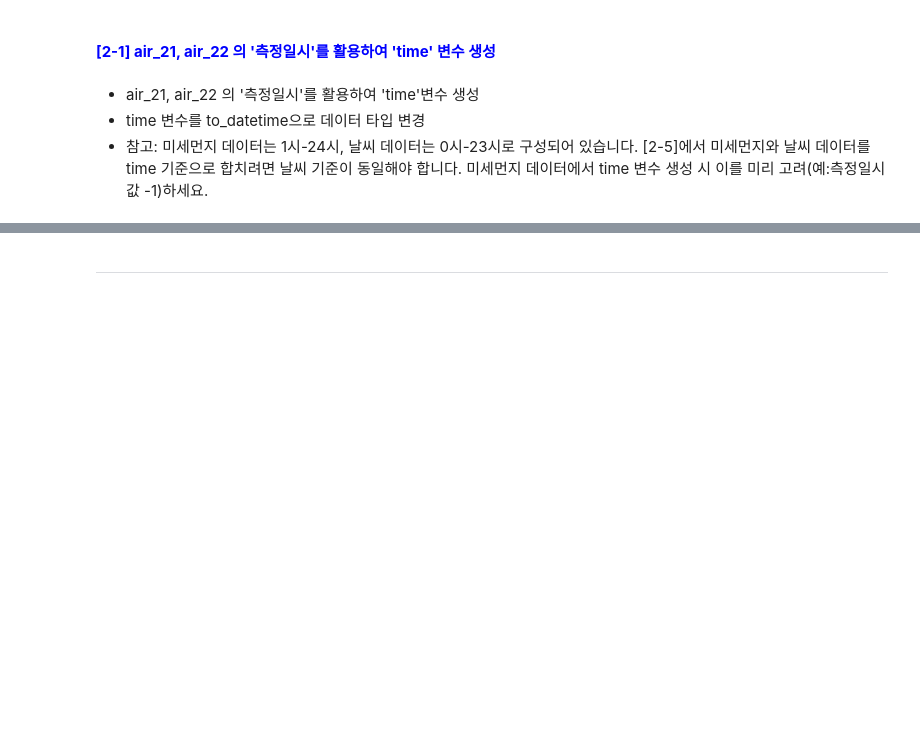
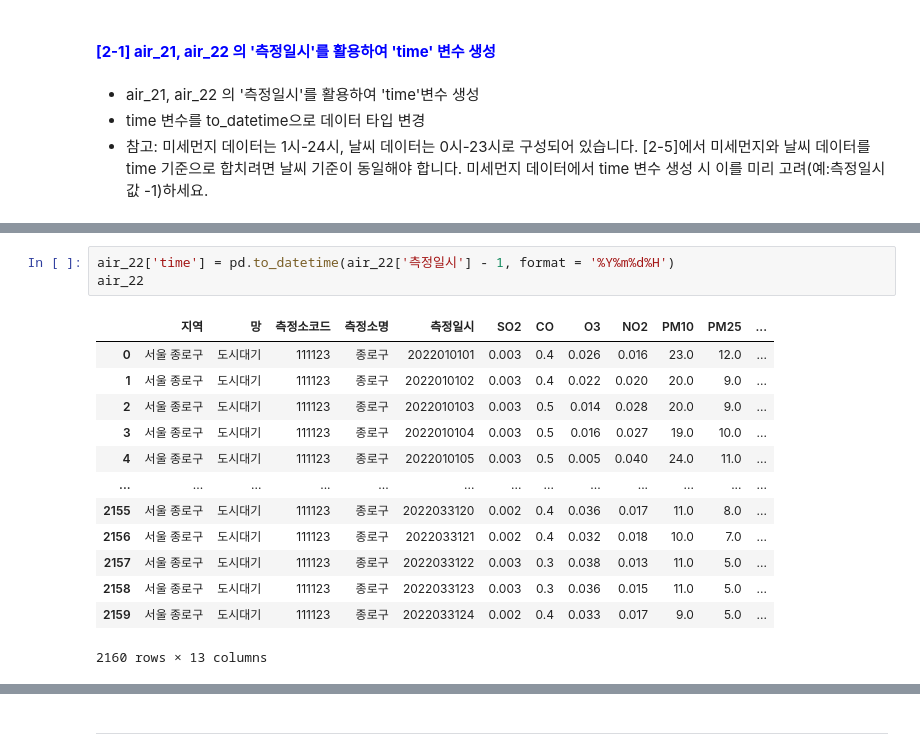
Before and after one commit to ssoong12/KT_aivle_school_AI_track, a Jupyter notebook: 09. MINI_PJ2/3기_AI미니프로젝트_2차 미세먼지_2. 데이터 전처리(student).ipynb, the cells around one changed output, grey strips where cells are left out. Cells and saved outputs as stored; diff of their text form; blank space fills up the shorter version.

```diff
--- a/09. MINI_PJ2/3기_AI미니프로젝트_2차 미세먼지_2. 데이터 전처리(student).ipynb
+++ b/09. MINI_PJ2/3기_AI미니프로젝트_2차 미세먼지_2. 데이터 전처리(student).ipynb
@@ -22,0 +201,17 @@ import datetime
+# %%
+air_22['time'] = pd.to_datetime(air_22['측정일시'] - 1, format = '%Y%m%d%H')
+air_22
+# %% [output]
+|  | 지역 | 망 | 측정소코드 | 측정소명 | 측정일시 | SO2 | CO | O3 | NO2 | PM10 | PM25 | ... |
+| 0 | 서울 종로구 | 도시대기 | 111123 | 종로구 | 2022010101 | 0.003 | 0.4 | 0.026 | 0.016 | 23.0 | 12.0 | ... |
+| 1 | 서울 종로구 | 도시대기 | 111123 | 종로구 | 2022010102 | 0.003 | 0.4 | 0.022 | 0.020 | 20.0 | 9.0 | ... |
+| 2 | 서울 종로구 | 도시대기 | 111123 | 종로구 | 2022010103 | 0.003 | 0.5 | 0.014 | 0.028 | 20.0 | 9.0 | ... |
+| 3 | 서울 종로구 | 도시대기 | 111123 | 종로구 | 2022010104 | 0.003 | 0.5 | 0.016 | 0.027 | 19.0 | 10.0 | ... |
+| 4 | 서울 종로구 | 도시대기 | 111123 | 종로구 | 2022010105 | 0.003 | 0.5 | 0.005 | 0.040 | 24.0 | 11.0 | ... |
+| ... | ... | ... | ... | ... | ... | ... | ... | ... | ... | ... | ... | ... |
+| 2155 | 서울 종로구 | 도시대기 | 111123 | 종로구 | 2022033120 | 0.002 | 0.4 | 0.036 | 0.017 | 11.0 | 8.0 | ... |
+| 2156 | 서울 종로구 | 도시대기 | 111123 | 종로구 | 2022033121 | 0.002 | 0.4 | 0.032 | 0.018 | 10.0 | 7.0 | ... |
+| 2157 | 서울 종로구 | 도시대기 | 111123 | 종로구 | 2022033122 | 0.003 | 0.3 | 0.038 | 0.013 | 11.0 | 5.0 | ... |
+| 2158 | 서울 종로구 | 도시대기 | 111123 | 종로구 | 2022033123 | 0.003 | 0.3 | 0.036 | 0.015 | 11.0 | 5.0 | ... |
+| 2159 | 서울 종로구 | 도시대기 | 111123 | 종로구 | 2022033124 | 0.002 | 0.4 | 0.033 | 0.017 | 9.0 | 5.0 | ... |
+2160 rows × 13 columns
```
Also changed, not shown: parts of 35 cells of this notebook.
